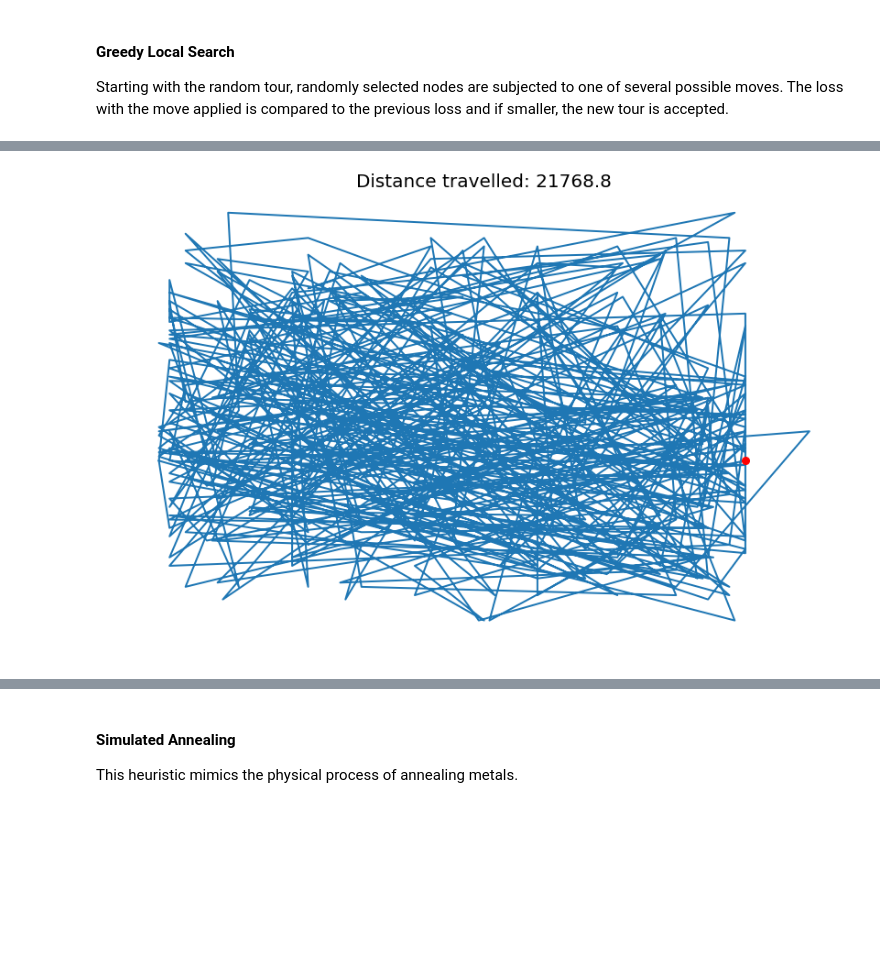
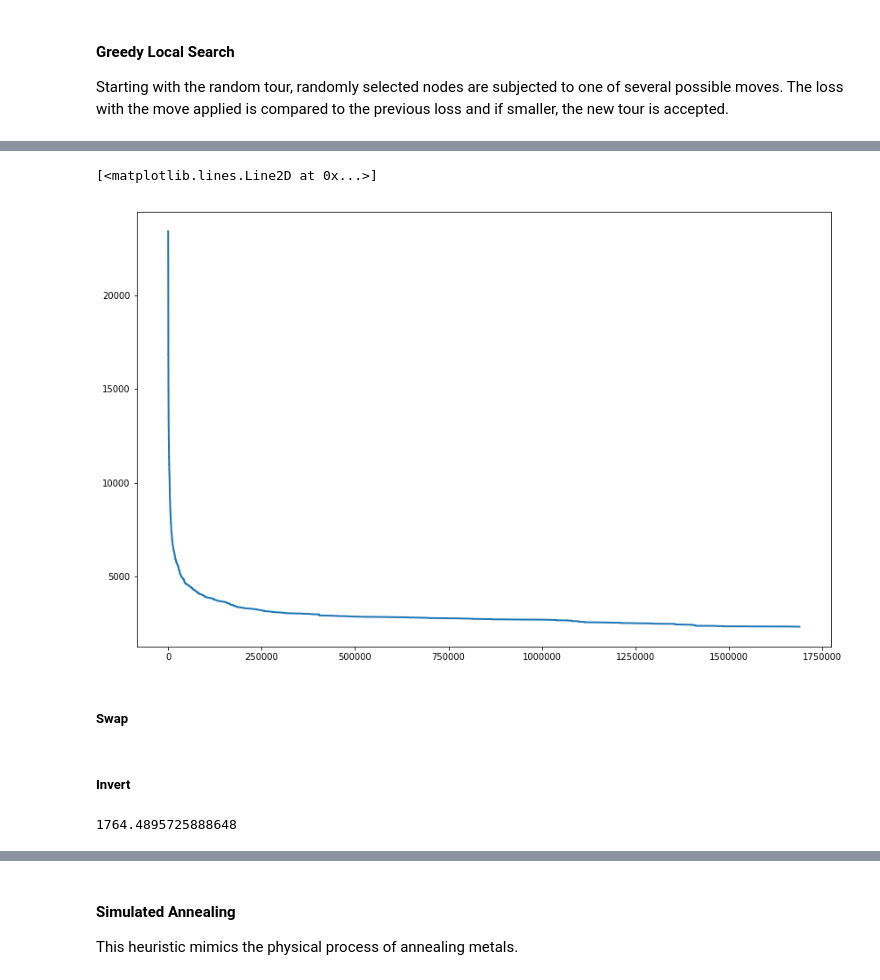
Before and after one commit to datarian/TravelingSalesmanProblem, a Jupyter notebook: Probabilistic Algorithms Project.ipynb, the cells around one changed output, grey strips where cells are left out. Drawn from its saved outputs; the diff is of its cells as text; code cells hidden in the pictures; blank space fills up the shorter version.

```diff
--- a/Probabilistic Algorithms Project.ipynb
+++ b/Probabilistic Algorithms Project.ipynb
@@ -248 +258,8 @@ Starting with the random tour, randomly selected nodes are subjected to one of s
+# %%
+plt.plot(gls_trans.steps)
+# %% [output]
+[<matplotlib.lines.Line2D at 0x...>]
+[figure, added]
+# %% [markdown]
+##### Swap
 # %%
@@ -252,4 +269,2 @@ gls.calculate_tour()
 # %%
-build_plot(gls)
+build_plot(gls_swap)
-# %% [output]
-[figure, removed]
@@ -255,0 +273,7 @@ build_plot(gls)
+# %% [markdown]
+##### Invert
+# %%
+gls_inv = th.GreedyLocalSearch(tsp, th.Invert)
+gls_inv.calculate_cycle(save_steps=True)
+# %% [output]
+1764.4895725888648
```
Also changed, not shown: parts of 26 cells of this notebook, 2 other files.
